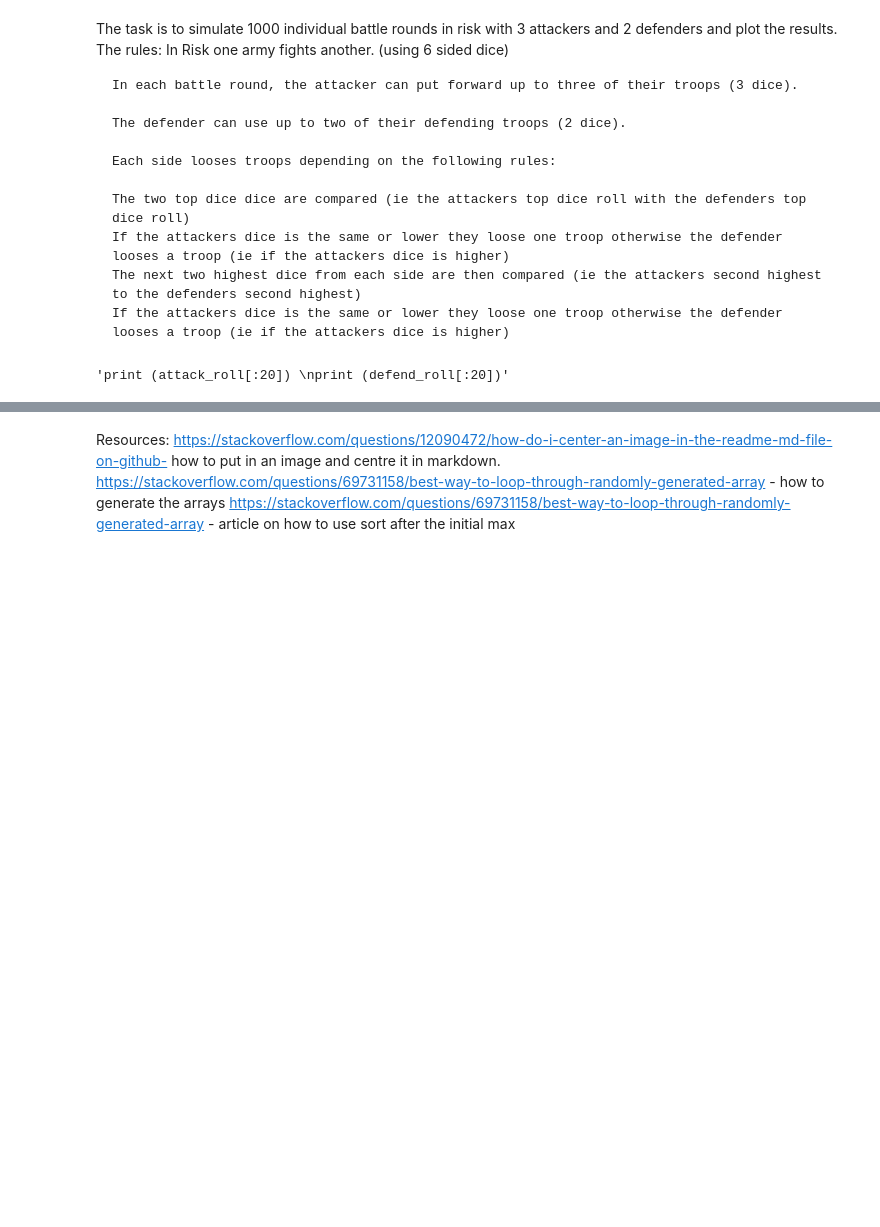
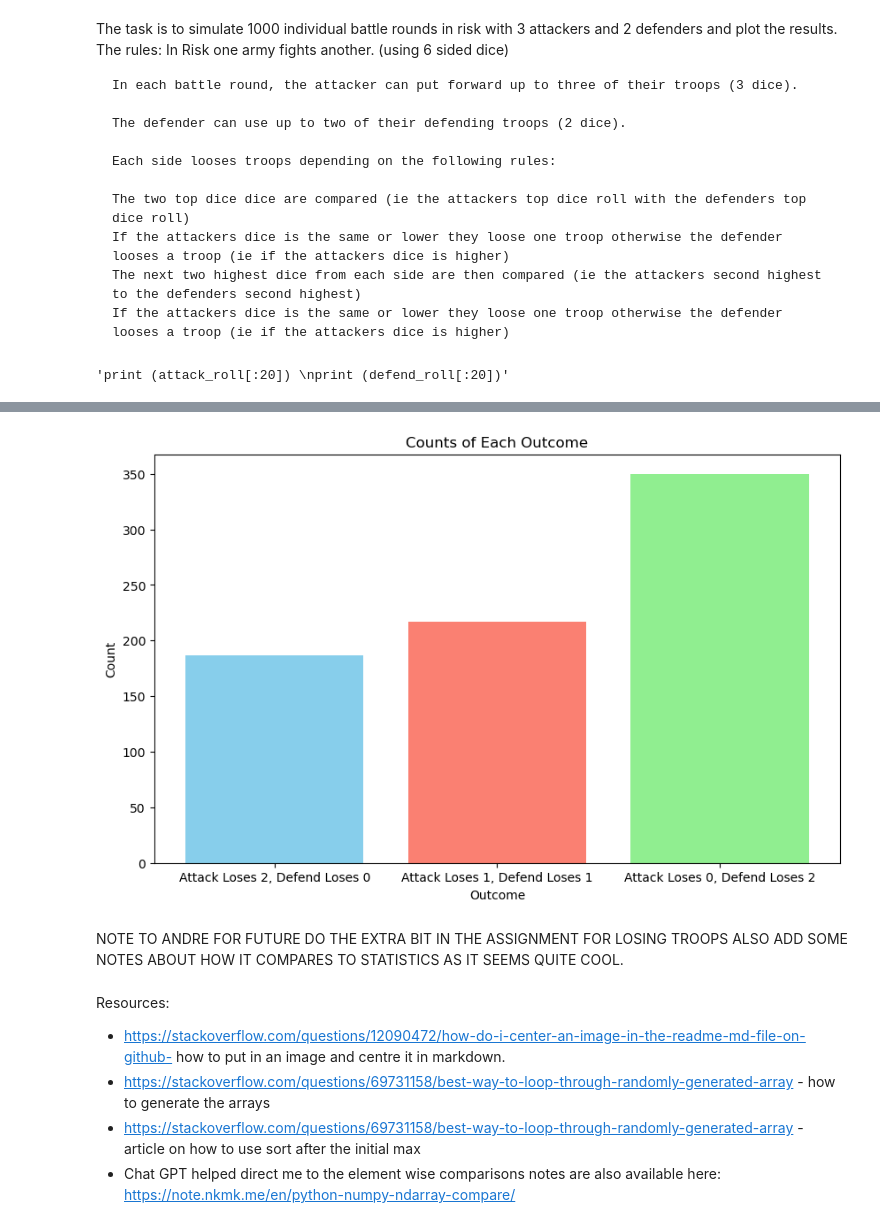
Before and after one commit to AndreHoarau/PFDA, a Jupyter notebook: assignments/assignment_5_risk.ipynb, the cells around one changed output, grey strips where cells are left out. Saved outputs shown, nothing was run; the diff lists cells and outputs as text; code cells hidden in the pictures; blank space fills up the shorter version.

Commit message:
adding my assignment5 still WIP

```diff
--- a/assignments/assignment_5_risk.ipynb
+++ b/assignments/assignment_5_risk.ipynb
@@ -57,5 +78,36 @@ NameError: name 'attack_loses' is not defined
+# %%
+# Create a 2-d array of the attack loses and defend loses
+results = np.column_stack((attack_loses_per_row, defend_loses_per_row))
+
+# Get the count of each outcome
+count_attack_2_defend_0 = np.sum((results[:, 0] == 2) & (results[:, 1] == 0))
+count_attack_1_defend_1 = np.sum((results[:, 0] == 1) & (results[:, 1] == 1))
+count_attack_0_defend_2 = np.sum((results[:, 0] == 0) & (results[:, 1] == 2))
+
+# Labels for the x-axis
+outcomes = ['Attack Loses 2, Defend Loses 0', 'Attack Loses 1, Defend Loses 1', 'Attack Loses 0, Defend Loses 2']
+# Counts for each outcome
+counts = [count_attack_2_defend_0, count_attack_1_defend_1, count_attack_0_defend_2]
+
+# Create the bar chart
+plt.figure(figsize=(10, 6))
+plt.bar(outcomes, counts, color=['skyblue', 'salmon', 'lightgreen'])
+
+# Add title and labels
+plt.title('Counts of Each Outcome')
+plt.xlabel('Outcome')
+plt.ylabel('Count')
+
+# Show the plot
+plt.show()
+# %% [output]
+[figure, added]
+# %% [markdown]
+NOTE TO ANDRE FOR FUTURE DO THE EXTRA BIT IN THE ASSIGNMENT FOR LOSING TROOPS
+ALSO ADD SOME NOTES ABOUT HOW IT COMPARES TO STATISTICS AS IT SEEMS QUITE COOL.
 # %% [markdown]
 Resources:
-https://stackoverflow.com/questions/12090472/how-do-i-center-an-image-in-the-readme-md-file-on-github- how to put in an image and centre it in markdown.
-https://stackoverflow.com/questions/69731158/best-way-to-loop-through-randomly-generated-array - how to generate the arrays
-https://stackoverflow.com/questions/69731158/best-way-to-loop-through-randomly-generated-array - article on how to use sort after the initial max
+* https://stackoverflow.com/questions/12090472/how-do-i-center-an-image-in-the-readme-md-file-on-github- how to put in an image and centre it in markdown.
+* https://stackoverflow.com/questions/69731158/best-way-to-loop-through-randomly-generated-array - how to generate the arrays
+* https://stackoverflow.com/questions/69731158/best-way-to-loop-through-randomly-generated-array - article on how to use sort after the initial max
+* Chat GPT helped direct me to the element wise comparisons notes are also available here: https://note.nkmk.me/en/python-numpy-ndarray-compare/
```
Also changed, not shown: parts of 2 cells of this notebook.
